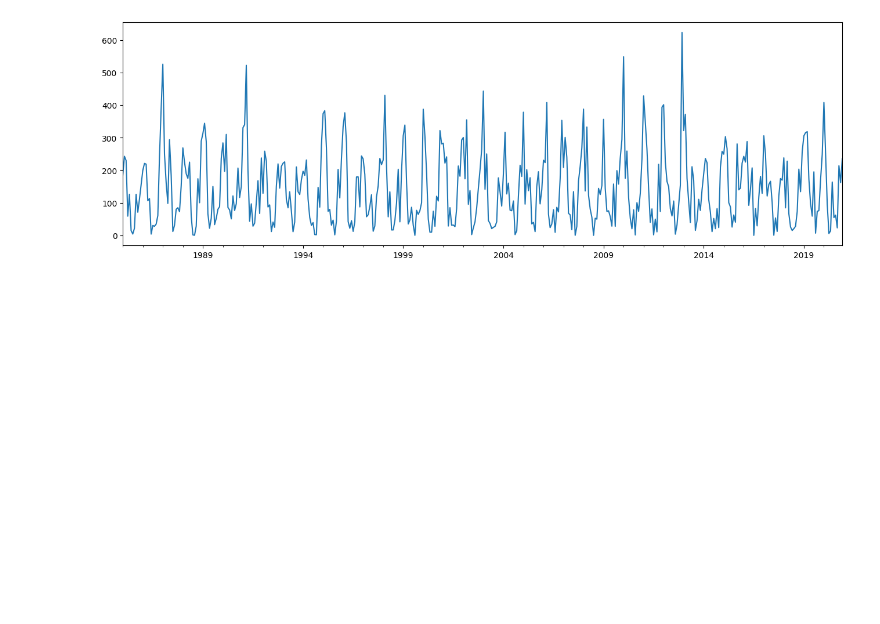
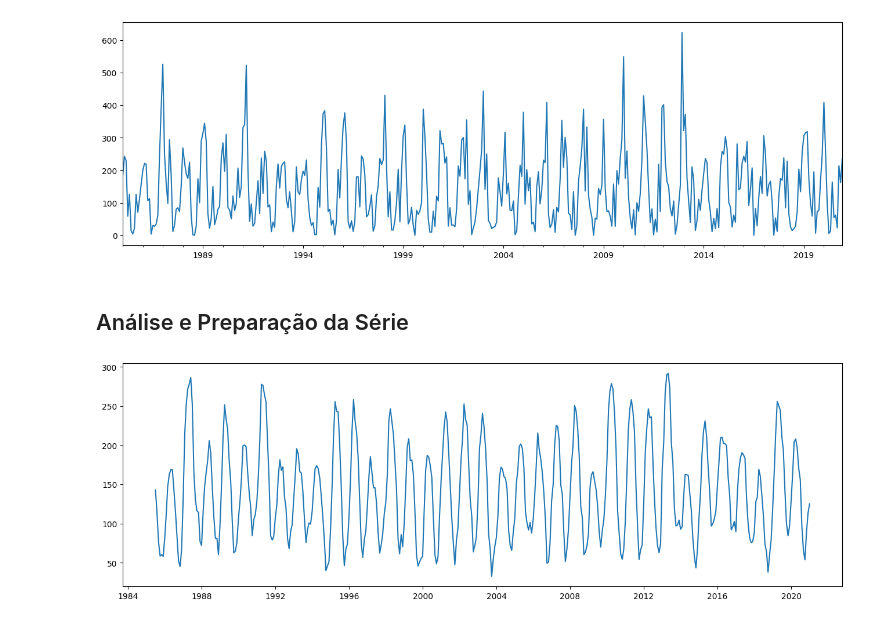
Before and after one commit to luizakuze/Cursos, a Jupyter notebook: cursos/series-temporais/modelos/projeto_chuva.ipynb, the cells around one changed output. Cells and saved outputs as stored; diff of their text form; code cells hidden in the pictures; blank space fills up the shorter version.

Commit message:
analise da série

```diff
--- a/cursos/series-temporais/modelos/projeto_chuva.ipynb
+++ b/cursos/series-temporais/modelos/projeto_chuva.ipynb
@@ -94,3 +94,5 @@ serie.plot()
 plt.show()
 # %% [output]
 [figure]
+# %% [markdown]
+## Análise e Preparação da Série
@@ -96,0 +101,7 @@ plt.show()
+# %%
+media_movel = serie.rolling(window=6)
+media_movel = media_movel.mean()
+# %%
+plt.plot(media_movel);
+# %% [output]
+[figure, added]
```
Also changed, not shown: parts of 27 cells of this notebook.
